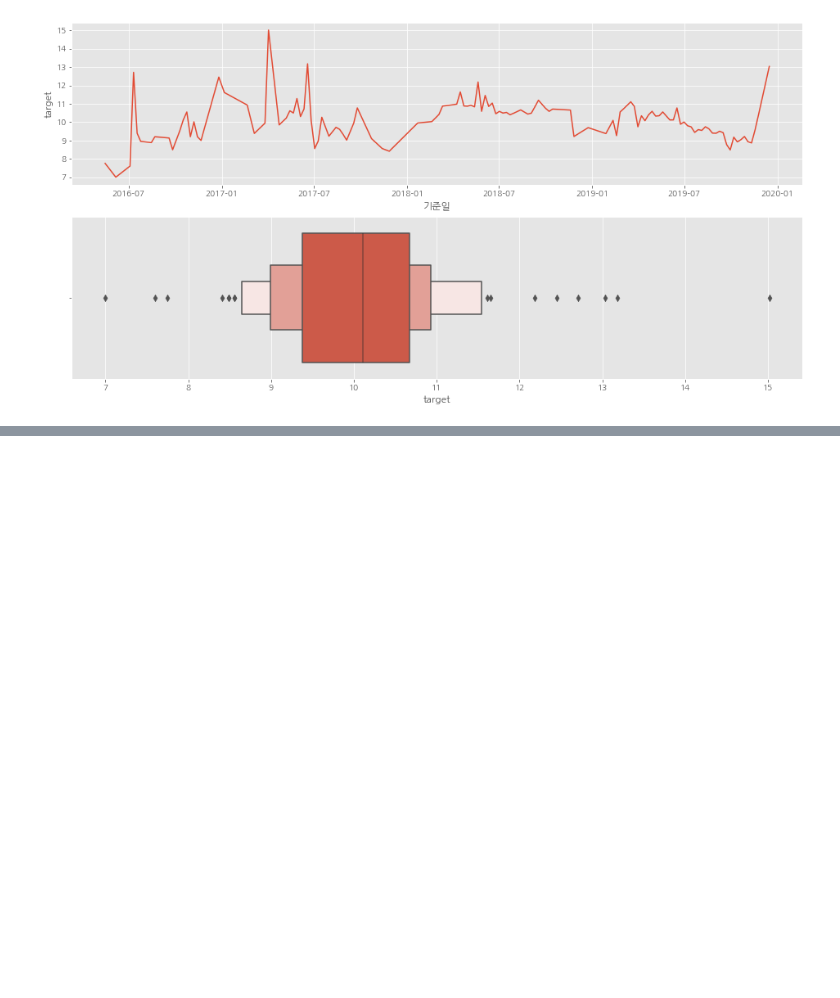
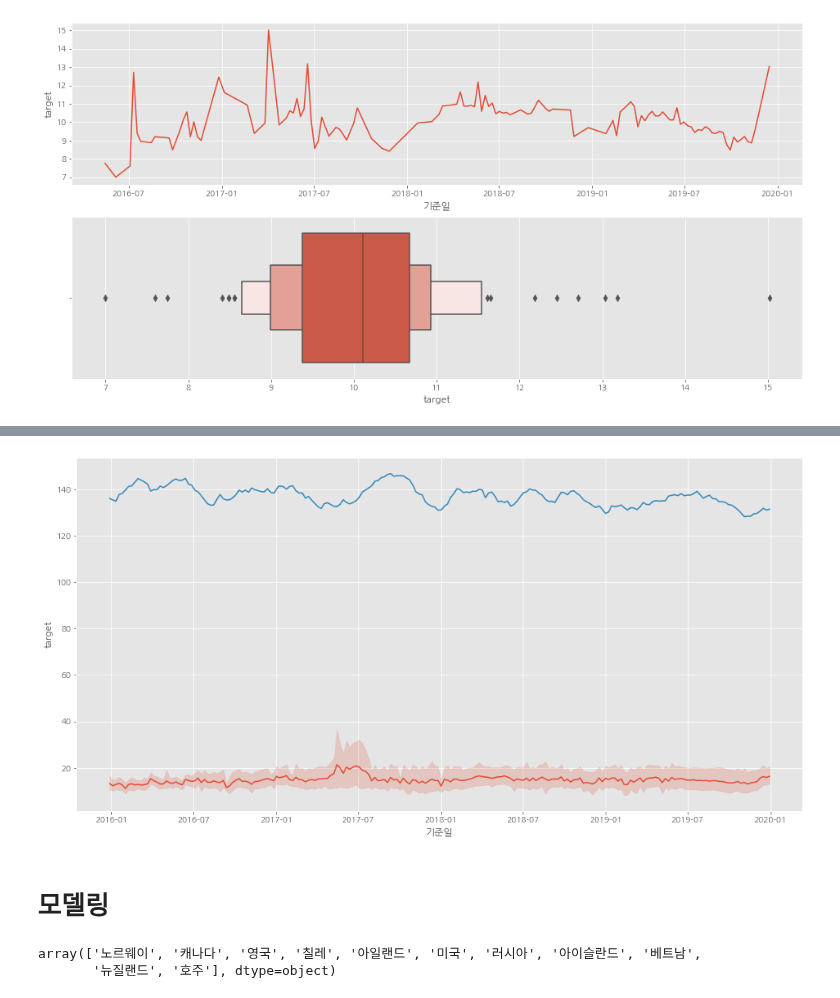
Before and after one commit to qkrwjdduf159/BigContest, a Jupyter notebook: 연어 이상치 제거 X.ipynb, the cells around one changed output, grey strips where cells are left out. Saved outputs shown, nothing was run; the diff lists cells and outputs as text; code cells hidden in the pictures; blank space fills up the shorter version.

```diff
--- a/연어 이상치 제거 X.ipynb
+++ b/연어 이상치 제거 X.ipynb
@@ -425,0 +511,15 @@ sns.boxenplot(df[df['제조국'] == '영국']['target'], ax = ax[1])
+# %%
+# 환율 데이터의 lineplot과 연어의 평균 가격의 lineplot을 그려보자.
+plt.figure(figsize = (16,8))
+sns.lineplot(data = df, x = '기준일', y = 'target')
+sns.lineplot(data = df, x = '기준일', y = 'Exchange rate')
+plt.show()
+# %% [output]
+[figure, added]
+# %% [markdown]
+# 모델링
+# %%
+df['제조국'].unique()
+# %% [output]
+array(['노르웨이', '캐나다', '영국', '칠레', '아일랜드', '미국', '러시아', '아이슬란드', '베트남',
+       '뉴질랜드', '호주'], dtype=object)
```
Also changed, not shown: parts of 31 cells of this notebook.
